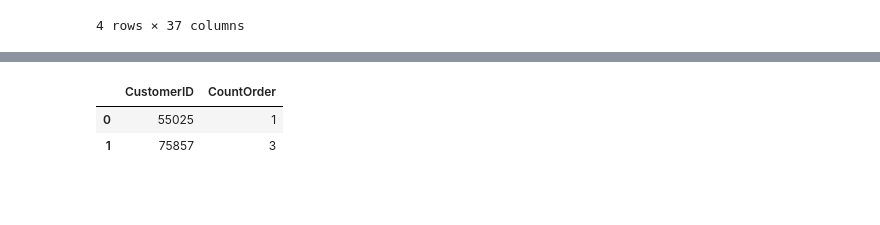
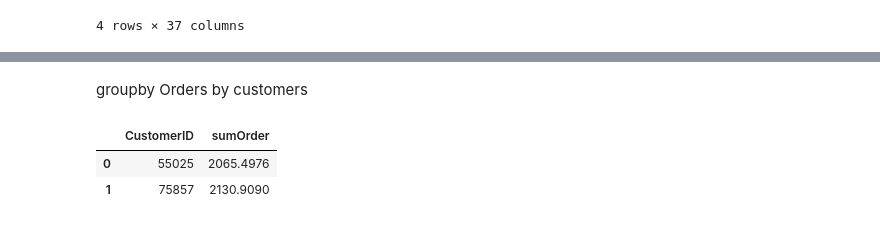
Before and after one commit to MuhammadMemo/DataEngineer, a Jupyter notebook: ProjectMongoDB.ipynb, the cells around one changed output, grey strips where cells are left out. Cells and saved outputs as stored; diff of their text form; code cells hidden in the pictures; blank space fills up the shorter version.

```diff
--- a/ProjectMongoDB.ipynb
+++ b/ProjectMongoDB.ipynb
@@ -94,9 +94,14 @@ customer_order.shape
+# %% [markdown]
+groupby Orders by customers
 # %%
 customer_order.reset_index('CustomerID',inplace=True)
-# %%
-customer_order.groupby('CustomerID')['CustomerID'].agg(CountOrder='count').\
-    reset_index()
-# %% [output]
-|  | CustomerID | CountOrder |
-| 0 | 55025 | 1 |
-| 1 | 75857 | 3 |
+# %%
+customer_order.groupby('CustomerID')['AmountTax'].\
+    agg(sumOrder='sum').\
+    reset_index().\
+    query('sumOrder <=80000 ')
+    #query('sumOrder in (1,3) ')
+# %% [output]
+|  | CustomerID | sumOrder |
+| 0 | 55025 | 2065.4976 |
+| 1 | 75857 | 2130.9090 |
```
Also changed, not shown: parts of 2 cells of this notebook.
